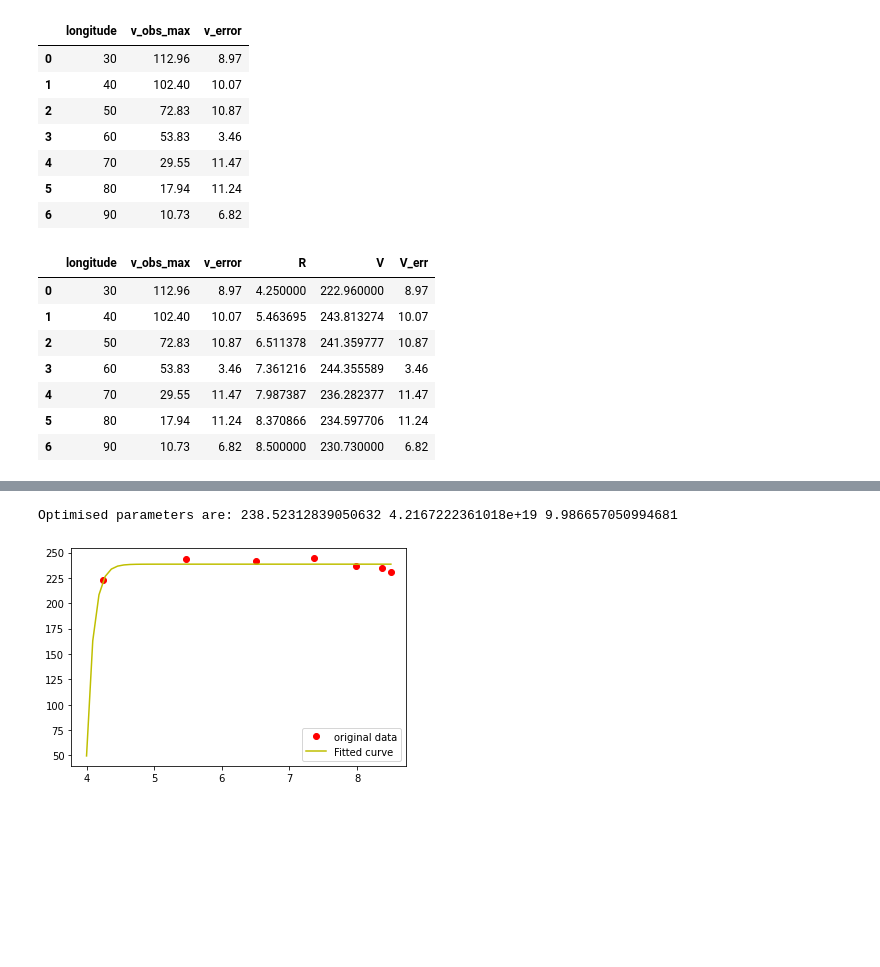
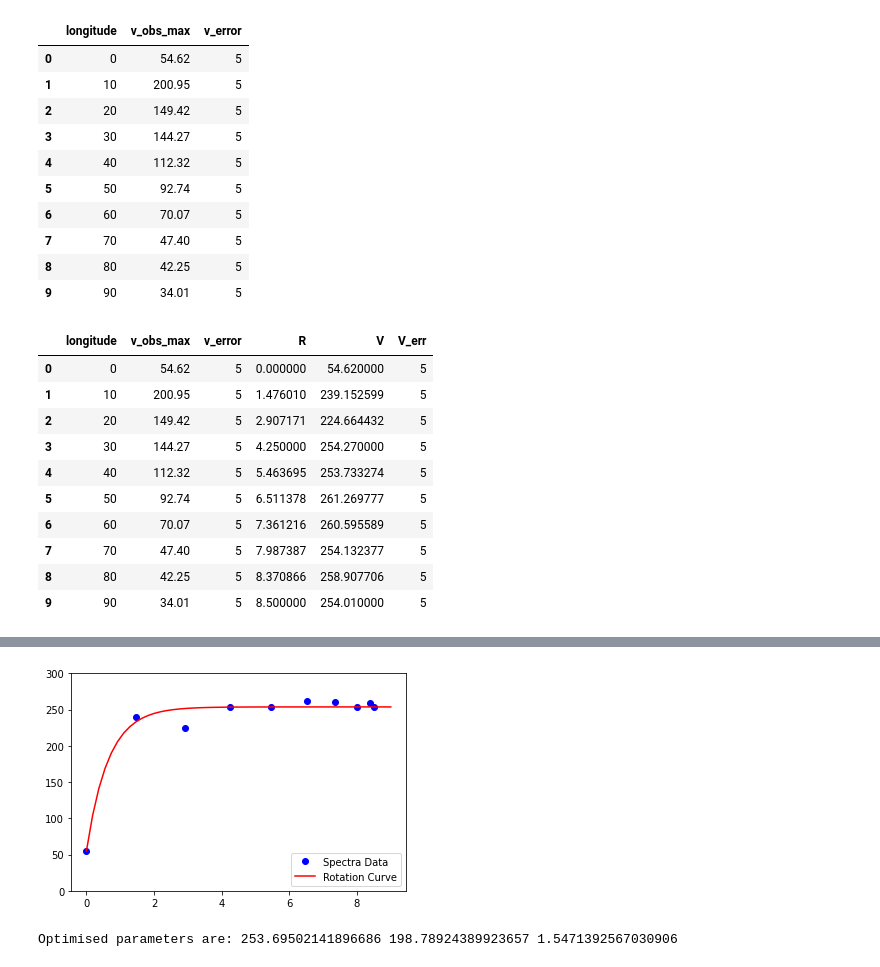
Before and after one commit to gehadibany/milky_way_mapping, a Jupyter notebook: Rotation_Curve.ipynb, the cells around one changed output, grey strips where cells are left out. Cells and saved outputs as stored; diff of their text form; code cells hidden in the pictures; blank space fills up the shorter version.

```diff
--- a/Rotation_Curve.ipynb
+++ b/Rotation_Curve.ipynb
@@ -12,17 +12,20 @@ import matplotlib.pyplot as plt
 R0 = 8.5 *u.kpc
 V0 = 220 *(u.km/u.s)
 # %%
-raw = pd.read_csv ('lsr.csv')
+raw = pd.read_csv ('lsrnew.csv')
 raw
 # %% [output]
 |  | longitude | v_obs_max | v_error |
-| 0 | 30 | 112.96 | 8.97 |
-| 1 | 40 | 102.40 | 10.07 |
-| 2 | 50 | 72.83 | 10.87 |
-| 3 | 60 | 53.83 | 3.46 |
-| 4 | 70 | 29.55 | 11.47 |
-| 5 | 80 | 17.94 | 11.24 |
-| 6 | 90 | 10.73 | 6.82 |
+| 0 | 0 | 54.62 | 5 |
+| 1 | 10 | 200.95 | 5 |
+| 2 | 20 | 149.42 | 5 |
+| 3 | 30 | 144.27 | 5 |
+| 4 | 40 | 112.32 | 5 |
+| 5 | 50 | 92.74 | 5 |
+| 6 | 60 | 70.07 | 5 |
+| 7 | 70 | 47.40 | 5 |
+| 8 | 80 | 42.25 | 5 |
+| 9 | 90 | 34.01 | 5 |
 # %%
 raw['R'] = (R0*np.sin(raw['longitude']*np.pi/180))*u.kpc
 # %%
@@ -33,13 +36,16 @@ raw['V_err']= raw['v_error'].copy()
 raw
 # %% [output]
 |  | longitude | v_obs_max | v_error | R | V | V_err |
-| 0 | 30 | 112.96 | 8.97 | 4.250000 | 222.960000 | 8.97 |
-| 1 | 40 | 102.40 | 10.07 | 5.463695 | 243.813274 | 10.07 |
-| 2 | 50 | 72.83 | 10.87 | 6.511378 | 241.359777 | 10.87 |
-| 3 | 60 | 53.83 | 3.46 | 7.361216 | 244.355589 | 3.46 |
-| 4 | 70 | 29.55 | 11.47 | 7.987387 | 236.282377 | 11.47 |
-| 5 | 80 | 17.94 | 11.24 | 8.370866 | 234.597706 | 11.24 |
-| 6 | 90 | 10.73 | 6.82 | 8.500000 | 230.730000 | 6.82 |
+| 0 | 0 | 54.62 | 5 | 0.000000 | 54.620000 | 5 |
+| 1 | 10 | 200.95 | 5 | 1.476010 | 239.152599 | 5 |
+| 2 | 20 | 149.42 | 5 | 2.907171 | 224.664432 | 5 |
+| 3 | 30 | 144.27 | 5 | 4.250000 | 254.270000 | 5 |
+| 4 | 40 | 112.32 | 5 | 5.463695 | 253.733274 | 5 |
+| 5 | 50 | 92.74 | 5 | 6.511378 | 261.269777 | 5 |
+| 6 | 60 | 70.07 | 5 | 7.361216 | 260.595589 | 5 |
+| 7 | 70 | 47.40 | 5 | 7.987387 | 254.132377 | 5 |
+| 8 | 80 | 42.25 | 5 | 8.370866 | 258.907706 | 5 |
+| 9 | 90 | 34.01 | 5 | 8.500000 | 254.010000 | 5 |
 # %%
 output_notebook()
 p = figure(title = "Rotation curve", x_axis_label = 'R', y_axis_label = 'V (km/s)')
@@ -67,25 +73,26 @@ Loading BokehJS ...
 [interactive output not drawn]
 # %%
 
-# Here'e a simple mathematical curve that might fit
-plt.plot(raw['R'], raw['V'], 'ro', label="original data")
+
 
 def gal_curve(r,a,b,c0):
     return a-b*np.exp(-c0*r)
 
-R = raw['R'].values
-V = raw['V'].values
-R2 = np.linspace(4,8.5, 50)
-p0 =[250,250,0.15]
+R = raw['R']
+V = raw['V']
+RC = np.linspace(0,9,50)
+p0 =(250, 0, 0.5)
 
-c,pcov = curve_fit(gal_curve,R,V,p0, maxfev=5000)
+plt.plot(raw['R'], raw['V'], 'bo', label="Spectra Data")
 
-print('Optimised parameters are:', *c)
-
-
-plt.plot(R2,gal_curve(R2,*c), 'y', label ='Fitted curve')
+c,pcov = curve_fit(gal_curve,R,V,p0)
+plt.ylim(0,300)
+plt.plot(RC,gal_curve(RC,*c), 'r', label ='Rotation Curve')
 plt.legend(loc='lower right')
 plt.show()
 # %% [output]
-Optimised parameters are: 238.52312839050632 4.2167222361018e+19 9.986657050994681
-[figure, old version]
+[figure, new version]
+# %%
+print('Optimised parameters are:', *c)
+# %% [output]
+Optimised parameters are: 253.69502141896686 198.78924389923657 1.5471392567030906
```
